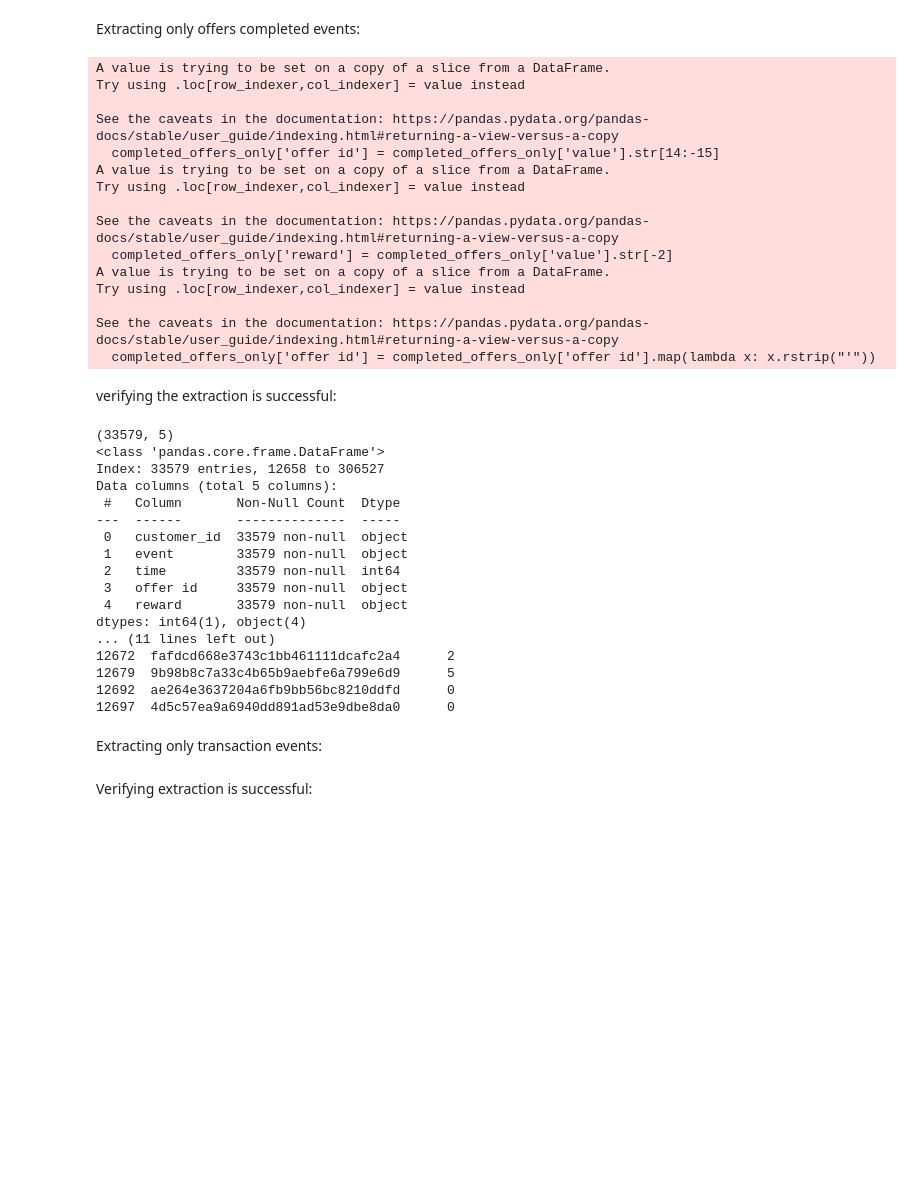
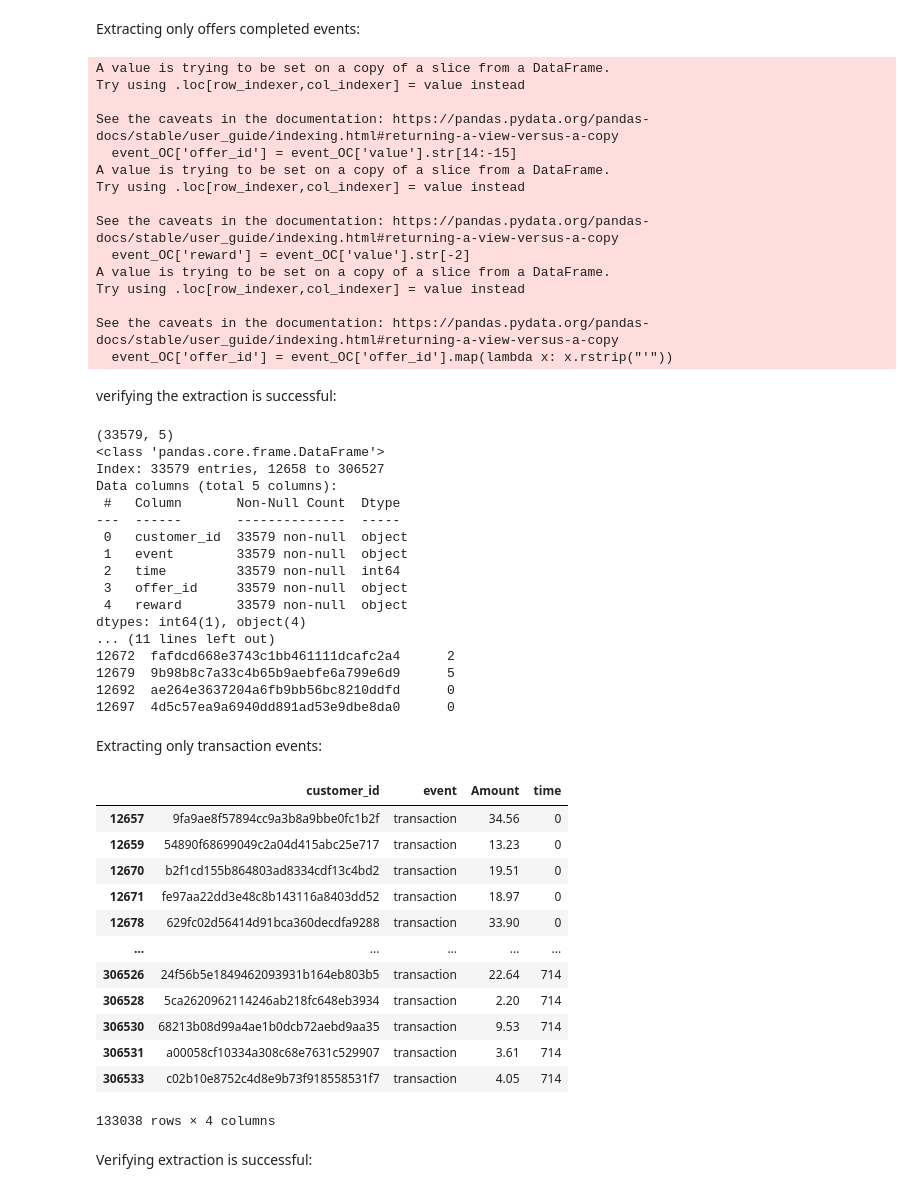
Before and after one commit to YaniaNada/Cafe-Reward-Analysis-Project, a Jupyter notebook: data_analysis.ipynb, the cells around one changed output. Drawn from its saved outputs; the diff is of its cells as text; code cells hidden in the pictures; blank space fills up the shorter version.

```diff
--- a/data_analysis.ipynb
+++ b/data_analysis.ipynb
@@ -183,33 +172,34 @@ Finally, downloading the modified data as a new CSV file:
 # %% [markdown]
 Extracting only offers completed events:
 # %%
-completed_offers_only = events[events['event'].isin(['offer completed'])]
-completed_offers_only['offer id'] = completed_offers_only['value'].str[14:-15]
-completed_offers_only['reward'] = completed_offers_only['value'].str[-2]
-completed_offers_only['offer id'] = completed_offers_only['offer id'].map(lambda x: x.rstrip("'"))
-completed_offers_only = completed_offers_only.drop(columns = ['value'])
+event_OC_filter = events['event'] == 'offer completed'
+event_OC = events[event_OC_filter]
+event_OC['offer_id'] = event_OC['value'].str[14:-15]
+event_OC['reward'] = event_OC['value'].str[-2]
+event_OC['offer_id'] = event_OC['offer_id'].map(lambda x: x.rstrip("'"))
+event_OC = event_OC.drop(columns = ['value'])
 # %% [output]
 A value is trying to be set on a copy of a slice from a DataFrame.
 Try using .loc[row_indexer,col_indexer] = value instead
 
 See the caveats in the documentation: https://pandas.pydata.org/pandas-docs/stable/user_guide/indexing.html#returning-a-view-versus-a-copy
-  completed_offers_only['offer id'] = completed_offers_only['value'].str[14:-15]
+  event_OC['offer_id'] = event_OC['value'].str[14:-15]
 A value is trying to be set on a copy of a slice from a DataFrame.
 Try using .loc[row_indexer,col_indexer] = value instead
 
 See the caveats in the documentation: https://pandas.pydata.org/pandas-docs/stable/user_guide/indexing.html#returning-a-view-versus-a-copy
-  completed_offers_only['reward'] = completed_offers_only['value'].str[-2]
+  event_OC['reward'] = event_OC['value'].str[-2]
 A value is trying to be set on a copy of a slice from a DataFrame.
 Try using .loc[row_indexer,col_indexer] = value instead
 
 See the caveats in the documentation: https://pandas.pydata.org/pandas-docs/stable/user_guide/indexing.html#returning-a-view-versus-a-copy
-  completed_offers_only['offer id'] = completed_offers_only['offer id'].map(lambda x: x.rstrip("'"))
+  event_OC['offer_id'] = event_OC['offer_id'].map(lambda x: x.rstrip("'"))
 # %% [markdown]
 verifying the extraction is successful:
 # %%
-print(completed_offers_only.shape)
-print(completed_offers_only.info())
-print(completed_offers_only.head())
+print(event_OC.shape)
+print(event_OC.info())
+print(event_OC.head())
 # %% [output]
 (33579, 5)
 <class 'pandas.core.frame.DataFrame'>
@@ -220,7 +210,7 @@ Data columns (total 5 columns):
  0   customer_id  33579 non-null  object
  1   event        33579 non-null  object
  2   time         33579 non-null  int64
- 3   offer id     33579 non-null  object
+ 3   offer_id     33579 non-null  object
  4   reward       33579 non-null  object
 dtypes: int64(1), object(4)
 ... (11 lines left out)
@@ -240,3 +232,19 @@ transaction_only['Amount']= transaction_only['Amount'].round(2)
+# %%
+event_T
+# %% [output]
+|  | customer_id | event | Amount | time |
+| 12657 | 9fa9ae8f57894cc9a3b8a9bbe0fc1b2f | transaction | 34.56 | 0 |
+| 12659 | 54890f68699049c2a04d415abc25e717 | transaction | 13.23 | 0 |
+| 12670 | b2f1cd155b864803ad8334cdf13c4bd2 | transaction | 19.51 | 0 |
+| 12671 | fe97aa22dd3e48c8b143116a8403dd52 | transaction | 18.97 | 0 |
+| 12678 | 629fc02d56414d91bca360decdfa9288 | transaction | 33.90 | 0 |
+| ... | ... | ... | ... | ... |
+| 306526 | 24f56b5e1849462093931b164eb803b5 | transaction | 22.64 | 714 |
+| 306528 | 5ca2620962114246ab218fc648eb3934 | transaction | 2.20 | 714 |
+| 306530 | 68213b08d99a4ae1b0dcb72aebd9aa35 | transaction | 9.53 | 714 |
+| 306531 | a00058cf10334a308c68e7631c529907 | transaction | 3.61 | 714 |
+| 306533 | c02b10e8752c4d8e9b73f918558531f7 | transaction | 4.05 | 714 |
+133038 rows × 4 columns
 # %% [markdown]
 Verifying extraction is successful:
 # %%
```
Also changed, not shown: parts of 20 cells of this notebook, 3 other files.
